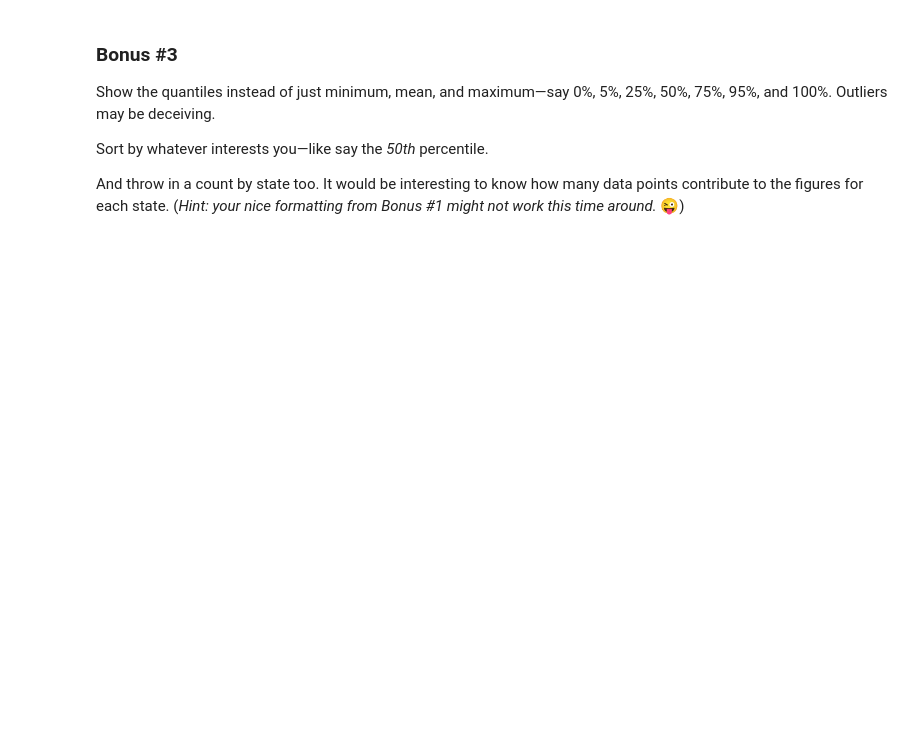
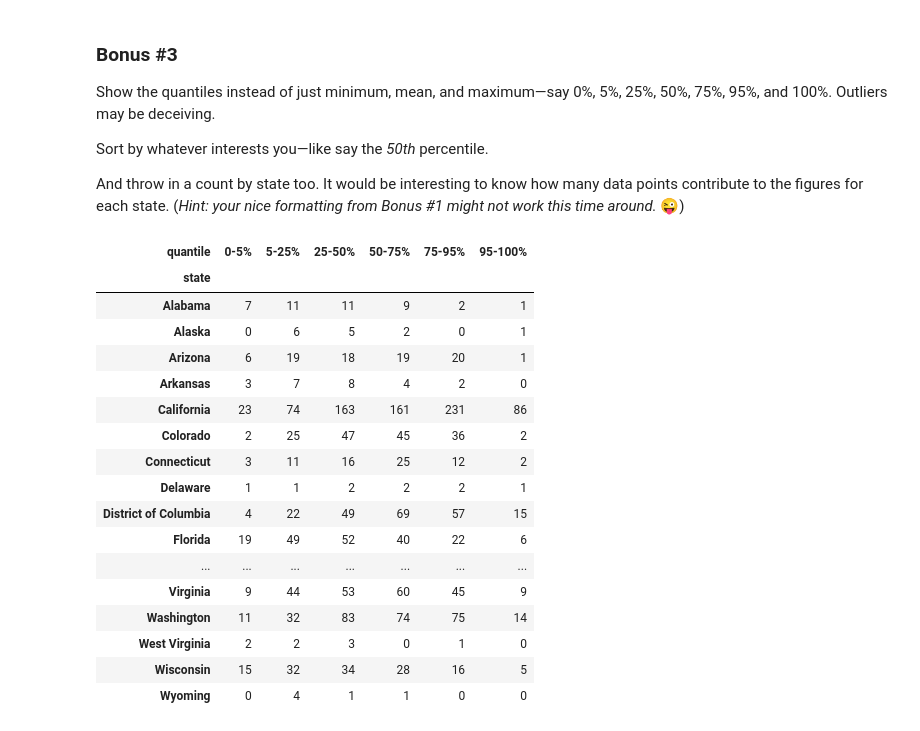
Before and after one commit to lxwooxy/my-fork-2024-fall-data-science, a Jupyter notebook: Week-02-DS-Overview-and-Data/Exercise-gw.ipynb, the cells around one changed output. Drawn from its saved outputs; the diff is of its cells as text; code cells hidden in the pictures; blank space fills up the shorter version.

```diff
--- a/Week-02-DS-Overview-and-Data/Exercise-gw.ipynb
+++ b/Week-02-DS-Overview-and-Data/Exercise-gw.ipynb
@@ -540,3 +730,6 @@ df_salary['industry'].nunique()
 This time, format the table output nicely (*$12,345.00*) without modifying the values in the `DataFrame`. That is, `df_salary` should be identical before versus after running your code.
 
 (*Hint: if you run into an error about `jinja2` perhaps you need to `pip install` something.*)
+# %%
+#load the dataframe
+df_salary = pd.read_csv('data/df_salary_US_cleaned.csv')
@@ -544,3 +755,13 @@ This time, format the table output nicely (*$12,345.00*) without modifying the v
 ### Bonus #2
 
 Filter out the non-single-states (e.g., `'California, Colorado'`) in the most elegant way possible (i.e., *not* by blacklisting all the bad values).
+# %%
+#Filter out the non-single-states (e.g., `'California, Colorado'`) in the most elegant way possible (i.e., *not* by blacklisting all the bad values).
+
+#drop the non string values in the state column
+df_salary['state'] = df_salary['state'].apply(lambda x: x if isinstance(x, str) else None)
+df_salary = df_salary.dropna(subset=['state'])
+
+#filter out the non-single-states
+df_salary = df_salary[df_salary['state'].apply(lambda x: len(x.split(',')) == 1)]
+df_salary
@@ -552,3 +787,36 @@ Show the quantiles instead of just minimum, mean, and maximum―say 0%, 5%, 25%,
 Sort by whatever interests you―like say the *50th* percentile.
 
 And throw in a count by state too. It would be interesting to know how many data points contribute to the figures for each state. (*Hint: your nice formatting from Bonus #1 might not work this time around.* 😜)
+# %%
+#the quantiles are 0, 5, 25, 50, 75, 95, 100
+#a quantile is a value that separates the data into 100 equal parts.
+#the 50th quantile is the median
+
+#generate the quantiles for the salary column
+df_salary['salary'] = pd.to_numeric(df_salary['salary'], errors='coerce')
+df_salary = df_salary.dropna(subset=['salary'])
+
+#make a new column for the quantiles
+df_salary['quantile'] = pd.qcut(df_salary['salary'], q=[0, 0.05, 0.25, 0.5, 0.75, 0.95, 1], labels=['0-5%', '5-25%', '25-50%', '50-75%', '75-95%', '95-100%'])
+
+#do a c0unt by state and quantile
+df_salary.groupby(['state', 'quantile']).size().unstack().fillna(0).astype(int)
+# %% [output]
+| quantile | 0-5% | 5-25% | 25-50% | 50-75% | 75-95% | 95-100% |
+| state |  |  |  |  |  |  |
+| Alabama | 7 | 11 | 11 | 9 | 2 | 1 |
+| Alaska | 0 | 6 | 5 | 2 | 0 | 1 |
+| Arizona | 6 | 19 | 18 | 19 | 20 | 1 |
+| Arkansas | 3 | 7 | 8 | 4 | 2 | 0 |
+| California | 23 | 74 | 163 | 161 | 231 | 86 |
+| Colorado | 2 | 25 | 47 | 45 | 36 | 2 |
+| Connecticut | 3 | 11 | 16 | 25 | 12 | 2 |
+| Delaware | 1 | 1 | 2 | 2 | 2 | 1 |
+| District of Columbia | 4 | 22 | 49 | 69 | 57 | 15 |
+| Florida | 19 | 49 | 52 | 40 | 22 | 6 |
+| ... | ... | ... | ... | ... | ... | ... |
+| Virginia | 9 | 44 | 53 | 60 | 45 | 9 |
+| Washington | 11 | 32 | 83 | 74 | 75 | 14 |
+| West Virginia | 2 | 2 | 3 | 0 | 1 | 0 |
+| Wisconsin | 15 | 32 | 34 | 28 | 16 | 5 |
+| Wyoming | 0 | 4 | 1 | 1 | 0 | 0 |
```
Also changed, not shown: parts of 19 cells of this notebook, 3 other files.
